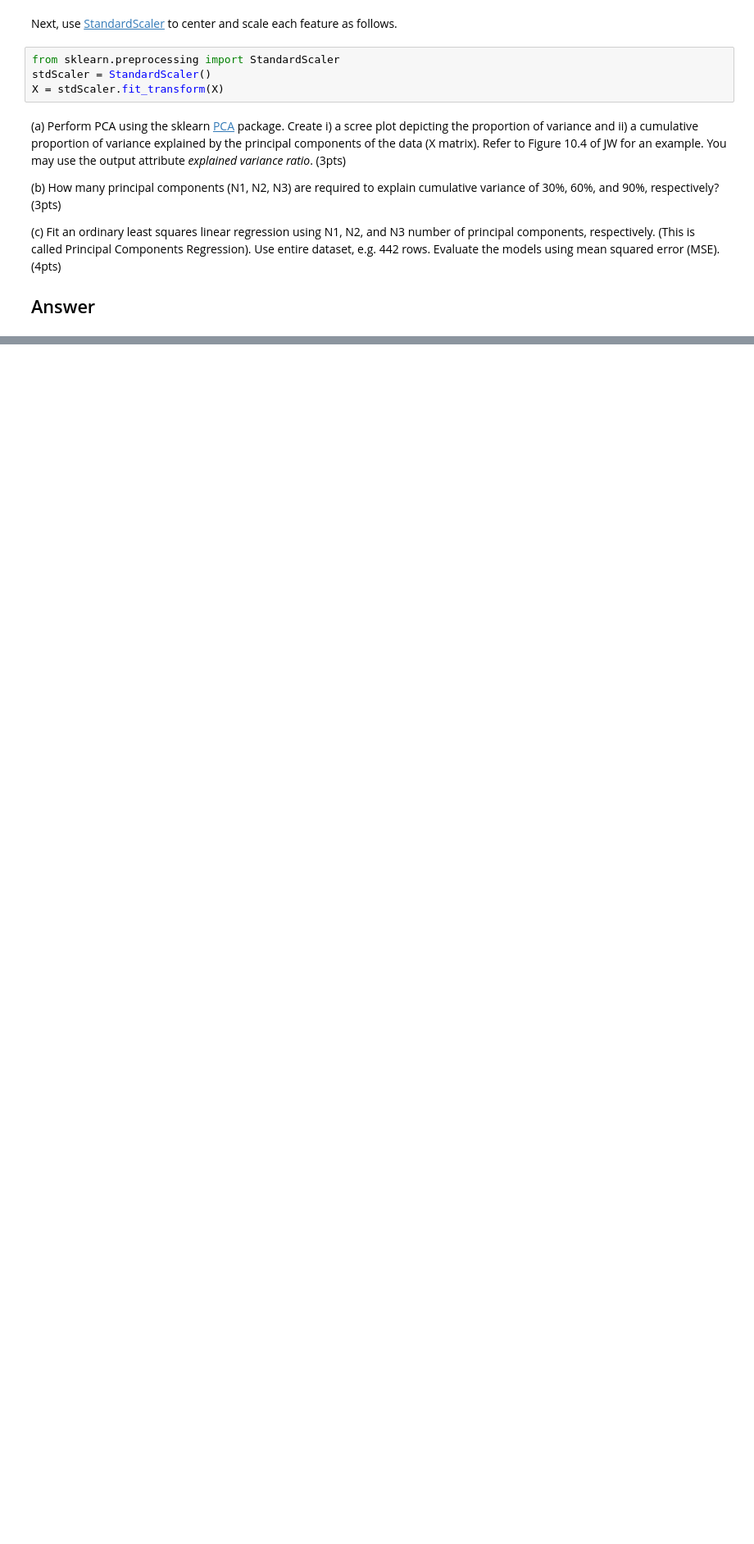
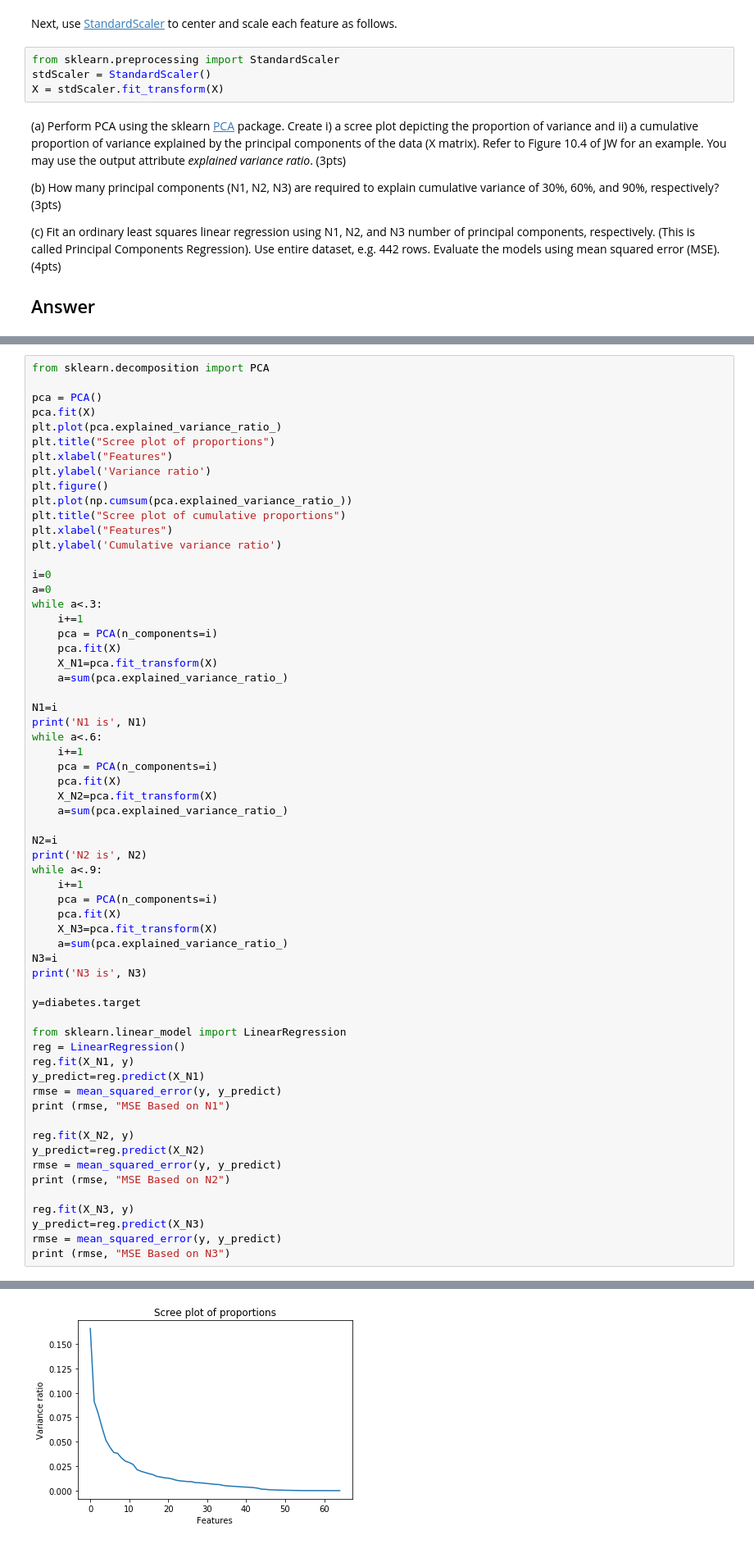
Before and after one commit to atreyamisra/DataSciencePrinciples, a Jupyter notebook: Homework/HW2.ipynb, the cells around one changed output, grey strips where cells are left out. Shown at 82% size. Drawn from its saved outputs; the diff is of its cells as text; blank space fills up the shorter version.

```diff
--- a/Homework/HW2.ipynb
+++ b/Homework/HW2.ipynb
@@ -569,0 +365,63 @@ Mean squared error using 27 features: 2857.425949
+# %%
+from sklearn.decomposition import PCA
+
+pca = PCA()
+pca.fit(X)
+plt.plot(pca.explained_variance_ratio_)
+plt.title("Scree plot of proportions")
+plt.xlabel("Features")
+plt.ylabel('Variance ratio')
+plt.figure()
+plt.plot(np.cumsum(pca.explained_variance_ratio_))
+plt.title("Scree plot of cumulative proportions")
+plt.xlabel("Features")
+plt.ylabel('Cumulative variance ratio')
+
+i=0
+a=0
+while a<.3:
+    i+=1
+    pca = PCA(n_components=i)
+    pca.fit(X)
+    X_N1=pca.fit_transform(X)
+    a=sum(pca.explained_variance_ratio_)
+
+N1=i
+print('N1 is', N1)
+while a<.6:
+    i+=1
+    pca = PCA(n_components=i)
+    pca.fit(X)
+    X_N2=pca.fit_transform(X)
+    a=sum(pca.explained_variance_ratio_)
+
+N2=i
+print('N2 is', N2)
+while a<.9:
+    i+=1
+    pca = PCA(n_components=i)
+    pca.fit(X)
+    X_N3=pca.fit_transform(X)
+    a=sum(pca.explained_variance_ratio_)
+N3=i
+print('N3 is', N3)
+
+y=diabetes.target
+
+from sklearn.linear_model import LinearRegression
+reg = LinearRegression()
+reg.fit(X_N1, y)
+y_predict=reg.predict(X_N1)
+rmse = mean_squared_error(y, y_predict)
+print (rmse, "MSE Based on N1")
+
+reg.fit(X_N2, y)
+y_predict=reg.predict(X_N2)
+rmse = mean_squared_error(y, y_predict)
+print (rmse, "MSE Based on N2")
+
+reg.fit(X_N3, y)
+y_predict=reg.predict(X_N3)
+rmse = mean_squared_error(y, y_predict)
+print (rmse, "MSE Based on N3")
+# %% [output]
@@ -569,0 +434 @@ Mean squared error using 27 features: 2857.425949
+[figure, added]
```
Also changed, not shown: parts of 46 cells of this notebook.
